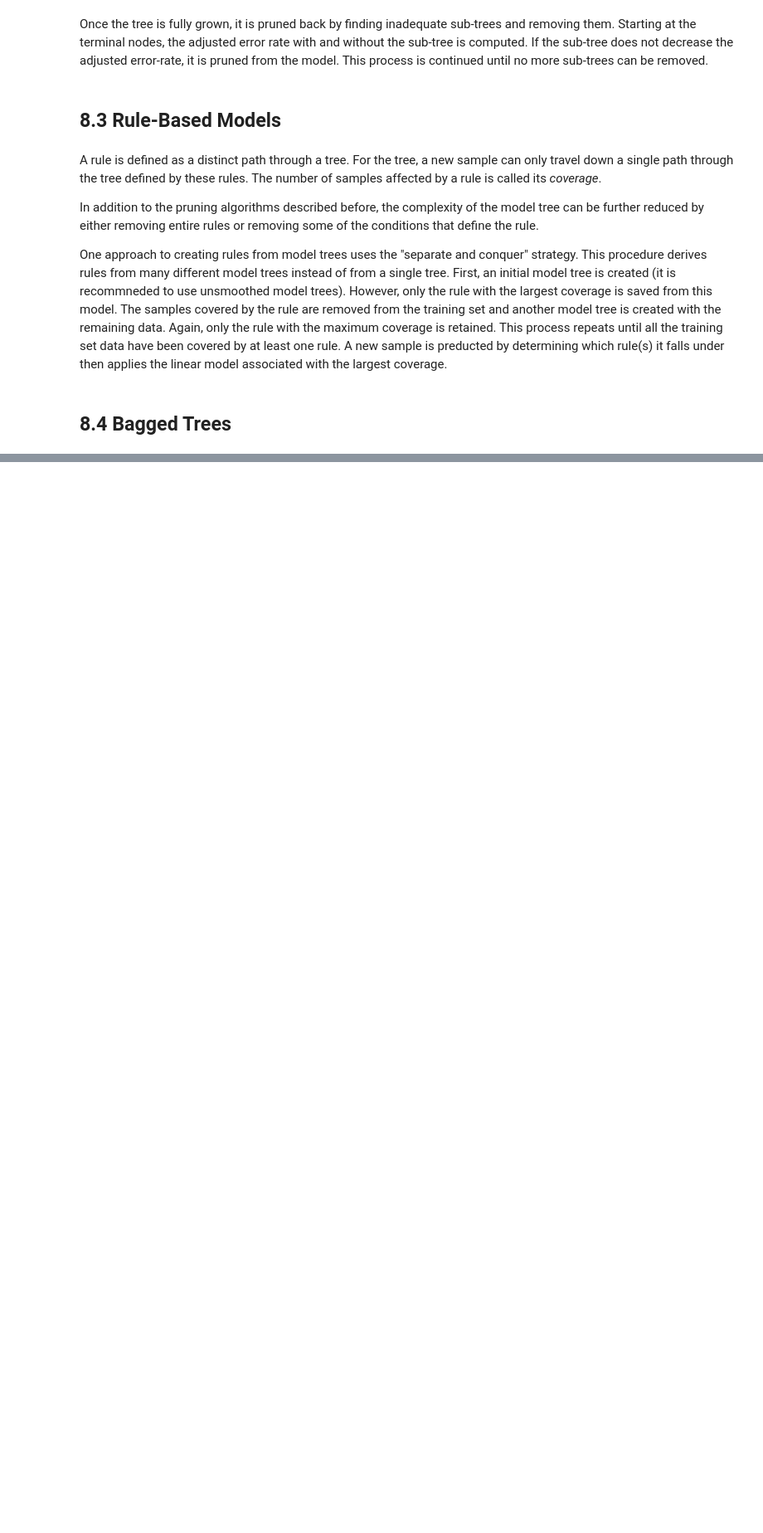
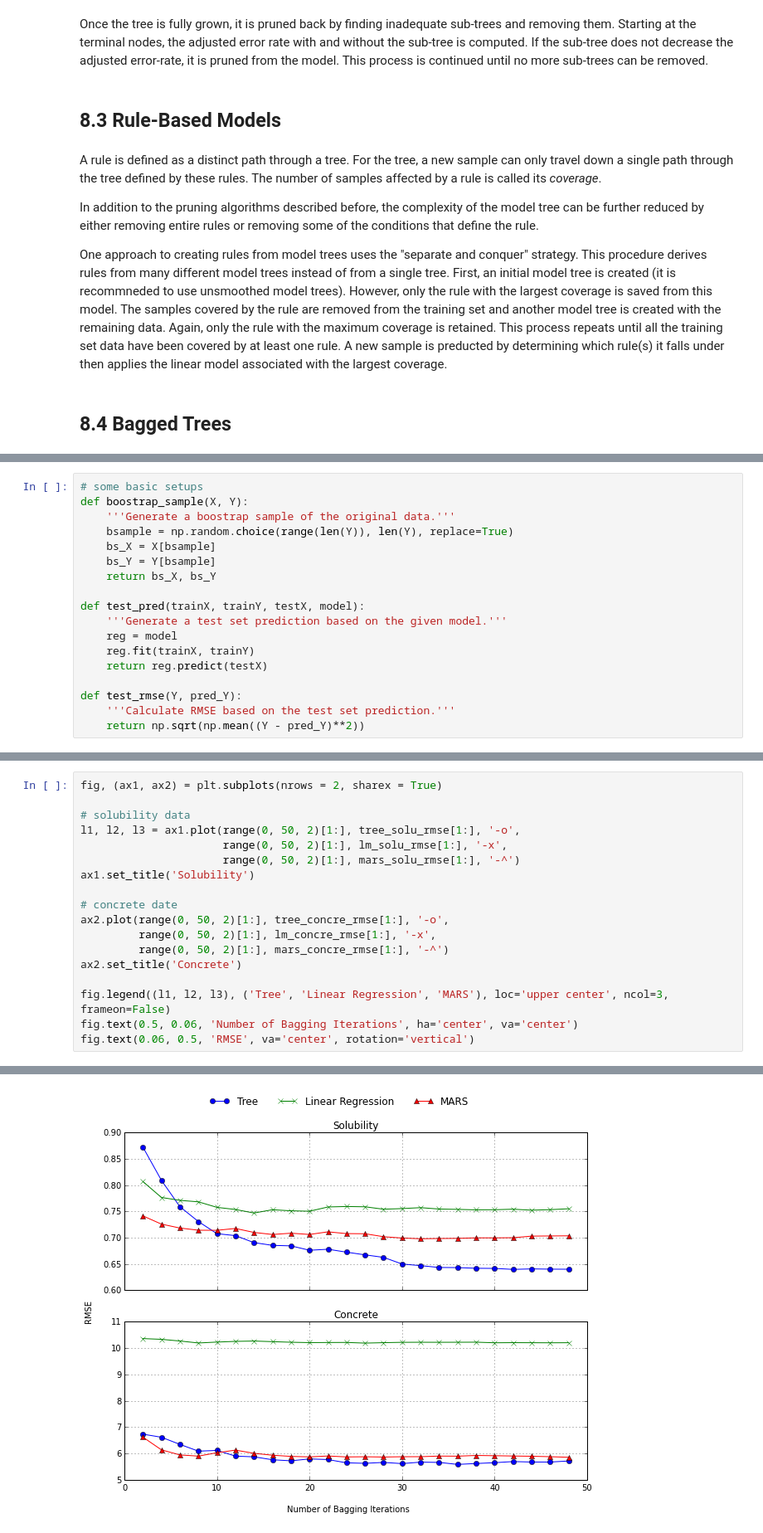
Before and after one commit to LeiG/Applied-Predictive-Modeling-with-Python, a Jupyter notebook: notebooks/Chapter 8.ipynb, the cells around one changed output, grey strips where cells are left out. Shown at 83% size. Drawn from its saved outputs; the diff is of its cells as text; blank space fills up the shorter version.

```diff
--- a/notebooks/Chapter 8.ipynb
+++ b/notebooks/Chapter 8.ipynb
@@ -283,0 +297,18 @@ Bagging stable, lower variance models like linear regression and MARS, on the ot
+# %%
+# some basic setups
+def boostrap_sample(X, Y):
+    '''Generate a boostrap sample of the original data.'''
+    bsample = np.random.choice(range(len(Y)), len(Y), replace=True)
+    bs_X = X[bsample]
+    bs_Y = Y[bsample]
+    return bs_X, bs_Y
+
+def test_pred(trainX, trainY, testX, model):
+    '''Generate a test set prediction based on the given model.'''
+    reg = model
+    reg.fit(trainX, trainY)
+    return reg.predict(testX)
+
+def test_rmse(Y, pred_Y):
+    '''Calculate RMSE based on the test set prediction.'''
+    return np.sqrt(np.mean((Y - pred_Y)**2))
@@ -283,0 +368,19 @@ Bagging stable, lower variance models like linear regression and MARS, on the ot
+# %%
+fig, (ax1, ax2) = plt.subplots(nrows = 2, sharex = True)
+
+# solubility data
+l1, l2, l3 = ax1.plot(range(0, 50, 2)[1:], tree_solu_rmse[1:], '-o',
+                      range(0, 50, 2)[1:], lm_solu_rmse[1:], '-x',
+                      range(0, 50, 2)[1:], mars_solu_rmse[1:], '-^')
+ax1.set_title('Solubility')
+
+# concrete date
+ax2.plot(range(0, 50, 2)[1:], tree_concre_rmse[1:], '-o',
+         range(0, 50, 2)[1:], lm_concre_rmse[1:], '-x',
+         range(0, 50, 2)[1:], mars_concre_rmse[1:], '-^')
+ax2.set_title('Concrete')
+
+fig.legend((l1, l2, l3), ('Tree', 'Linear Regression', 'MARS'), loc='upper center', ncol=3, frameon=False)
+fig.text(0.5, 0.06, 'Number of Bagging Iterations', ha='center', va='center')
+fig.text(0.06, 0.5, 'RMSE', va='center', rotation='vertical')
+# %% [output]
@@ -283,0 +388 @@ Bagging stable, lower variance models like linear regression and MARS, on the ot
+[figure, added]
```
Also changed, not shown: parts of 37 cells of this notebook, 2 other files.
